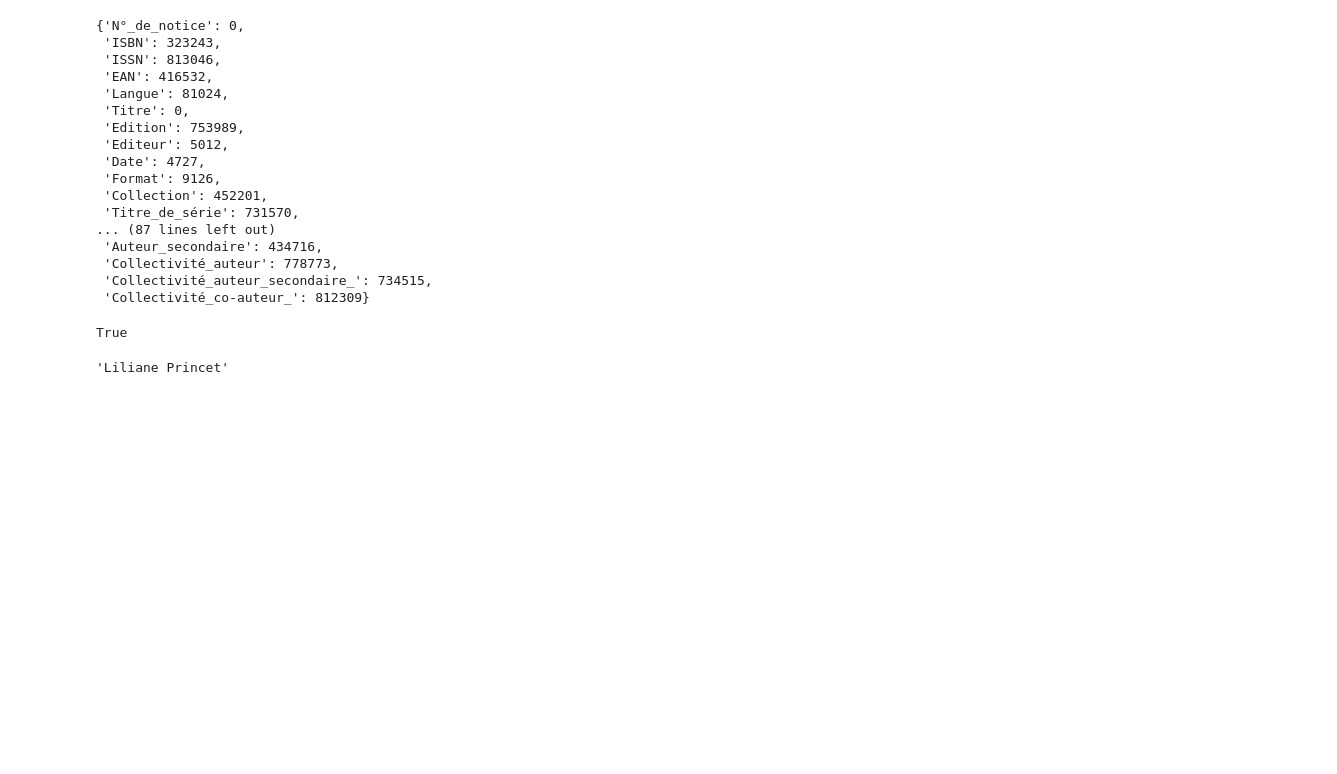
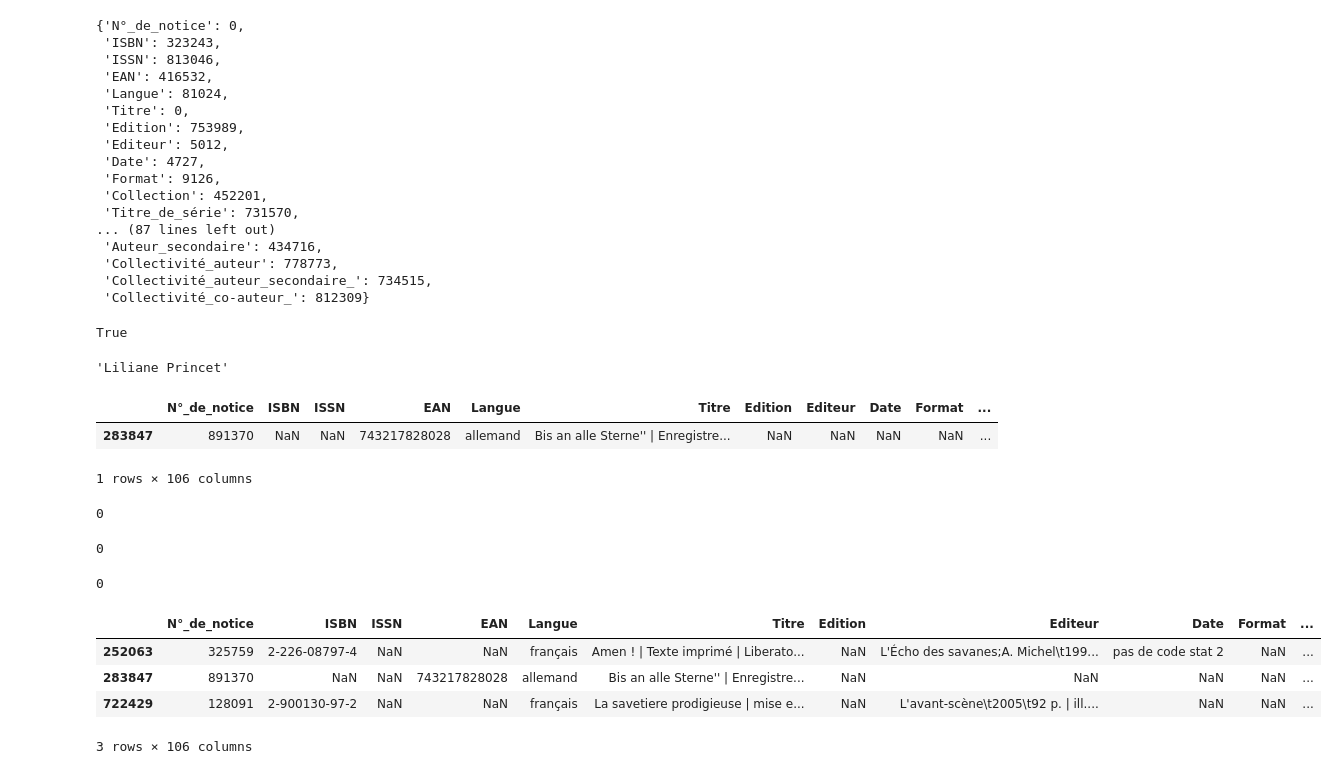
Before and after one commit to srosamont/Projects_Ironhack, a Jupyter notebook: Book_loan/Book_Loan_Cleaning.ipynb, the cells around one changed output. Cells and saved outputs as stored; diff of their text form; code cells hidden in the pictures; blank space fills up the shorter version.

```diff
--- a/Book_loan/Book_Loan_Cleaning.ipynb
+++ b/Book_loan/Book_Loan_Cleaning.ipynb
@@ -179,3 +184,56 @@ to_drop.append('Auteur_secondaire_Dates')
 #dataBook[dataBook["Indice"]=='914.3;320.943;330.943']
 # %%
 to_drop.append('Indice')
+# %%
+#dataBook['Nombre_de_localisations'].value_counts()
+dataBook[dataBook['Nombre_de_localisations'].isna()]
+dataBook.loc[283847]
+#after dropping row loc[283847]. this column should not have missing values anymore.
+# %% [output]
+|  | N°_de_notice | ISBN | ISSN | EAN | Langue | Titre | Edition | Editeur | Date | Format | ... |
+| 283847 | 891370 | NaN | NaN | 743217828028 | allemand | Bis an alle Sterne'' | Enregistre... | NaN | NaN | NaN | NaN | ... |
+1 rows × 106 columns
+# %%
+#dataBook['Nombre_de_prêt_total'].value_counts()
+#dataBook[dataBook['Nombre_de_prêt_total']==6930.0].T.to_dict()
+#dataBook[dataBook['Nombre_de_prêt_total'].isna()]['Nombre_de_prêt_année_2018_au_26_juillet_2018'].sum()
+# put 0 wjen missing value for "Nombre de pret total after checking 2017 and 2018 values which are at 0"
+dataBook['Nombre_de_prêt_total'].fillna('0',inplace=True)
+# %%
+# check if change is ok.
+dataBook['Nombre_de_prêt_total'].isna().sum()
+# %% [output]
+0
+# %%
+#dataBook['Nombre_de_prêts_2017'].value_counts()
+#dataBook[dataBook['Nombre_de_prêts_2017']==1114.0].T.to_dict()
+dataBook[dataBook['Nombre_de_prêts_2017'].isna()]['Nombre_de_prêt_année_2018_au_26_juillet_2018']
+# put 0 when missing value for "Nombre de pret total after checking and 2018 values which are at 0"
+dataBook['Nombre_de_prêts_2017'].fillna('0',inplace=True)
+# %%
+# check if change is ok.
+dataBook['Nombre_de_prêts_2017'].isna().sum()
+# %% [output]
+0
+# %%
+#dataBook["Nombre_d'exemplaires"].value_counts()
+#dataBook[dataBook["Nombre_d'exemplaires"]==1149.0 ].T.to_dict()
+dataBook[dataBook["Nombre_d'exemplaires"].isna()]
+# put 0 when missing value for
+dataBook["Nombre_d'exemplaires"].fillna('0',inplace=True)
+# %%
+# check if change is ok.
+dataBook["Nombre_d'exemplaires"].isna().sum()
+# %% [output]
+0
+# %%
+#dataBook["Catégorie_statistique_1"].value_counts().sum()
+#dataBook[dataBook["Catégorie_statistique_1"].isna()]["Nombre_d'exemplaires"]
+# no stock available==> drop the row
+dataBook[dataBook["Catégorie_statistique_1"].isna()]
+# %% [output]
+|  | N°_de_notice | ISBN | ISSN | EAN | Langue | Titre | Edition | Editeur | Date | Format | ... |
+| 252063 | 325759 | 2-226-08797-4 | NaN | NaN | français | Amen ! | Texte imprimé | Liberato... | NaN | L'Écho des savanes;A. Michel\t199... | pas de code stat 2 | NaN | ... |
+| 283847 | 891370 | NaN | NaN | 743217828028 | allemand | Bis an alle Sterne'' | Enregistre... | NaN | NaN | NaN | NaN | ... |
+| 722429 | 128091 | 2-900130-97-2 | NaN | NaN | français | La savetiere prodigieuse | mise e... | NaN | L'avant-scène\t2005\t92 p. | ill.... | NaN | NaN | ... |
+3 rows × 106 columns
```
Also changed, not shown: parts of 11 cells of this notebook.
